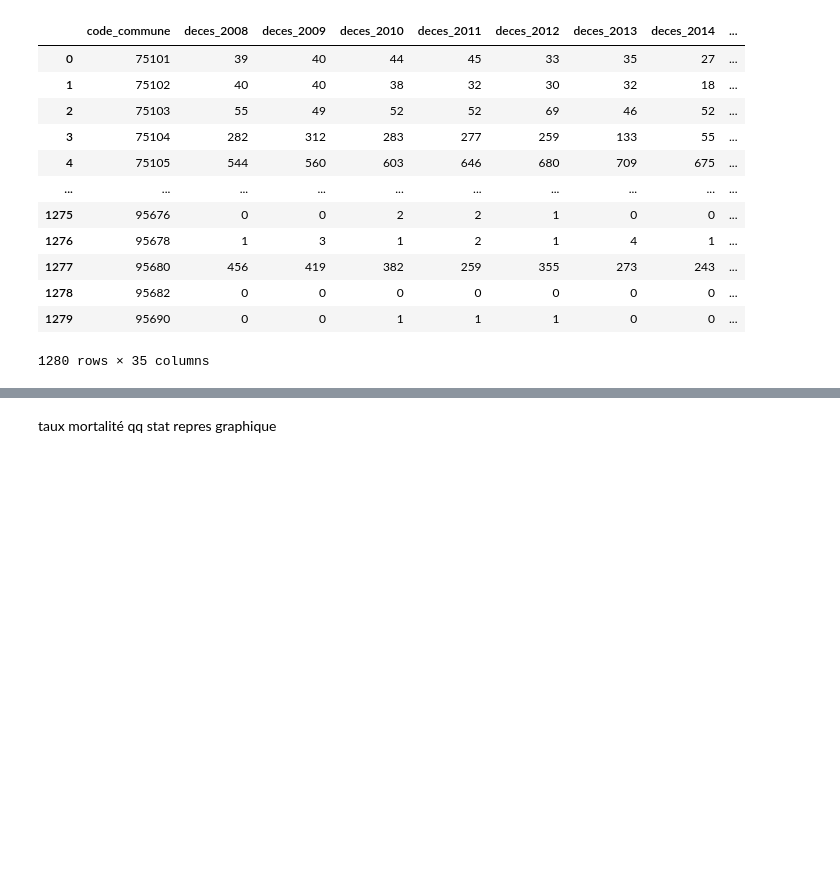
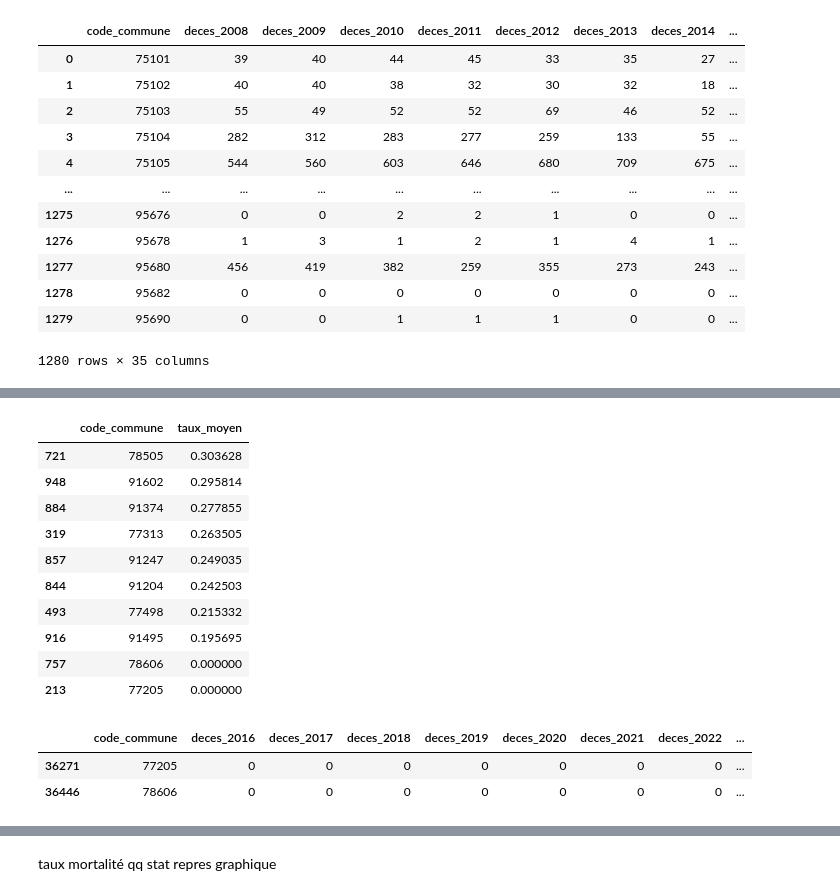
Before and after one commit to TomasAMG7/Python_S1_Challut_Garcia_Mossel, a Jupyter notebook: DATA/data_mortalité.ipynb, the cells around one changed output, grey strips where cells are left out. Saved outputs shown, nothing was run; the diff lists cells and outputs as text; code cells hidden in the pictures; blank space fills up the shorter version.

```diff
--- a/DATA/data_mortalité.ipynb
+++ b/DATA/data_mortalité.ipynb
@@ -578,0 +604,5 @@ Création du taux de mortalité
+# %%
+cols_d = [f"deces_{a}" for a in annees]
+cols_p = [f"pop_{a}" for a in annees]
+
+taux["taux_moyen"] = base[cols_d].sum(axis=1) / base[cols_p].sum(axis=1) * 1000
@@ -578,0 +629,21 @@ Création du taux de mortalité
+# %%
+taux.sort_values("taux_moyen", ascending=False).tail(10)[["code_commune", "taux_moyen"]]
+# %% [output]
+|  | code_commune | taux_moyen |
+| 721 | 78505 | 0.303628 |
+| 948 | 91602 | 0.295814 |
+| 884 | 91374 | 0.277855 |
+| 319 | 77313 | 0.263505 |
+| 857 | 91247 | 0.249035 |
+| 844 | 91204 | 0.242503 |
+| 493 | 77498 | 0.215332 |
+| 916 | 91495 | 0.195695 |
+| 757 | 78606 | 0.000000 |
+| 213 | 77205 | 0.000000 |
+# %%
+obs3 = deces_idf[(deces_idf["code_commune"] == '77205') | (deces_idf["code_commune"] == '78606')]
+obs3[["code_commune", "deces_2016", "deces_2017", 'deces_2018', 'deces_2019', 'deces_2020', 'deces_2021', 'deces_2022', "deces_2023", "deces_2024", "deces_2025"]]
+# %% [output]
+|  | code_commune | deces_2016 | deces_2017 | deces_2018 | deces_2019 | deces_2020 | deces_2021 | deces_2022 | ... |
+| 36271 | 77205 | 0 | 0 | 0 | 0 | 0 | 0 | 0 | ... |
+| 36446 | 78606 | 0 | 0 | 0 | 0 | 0 | 0 | 0 | ... |
```
Also changed, not shown: parts of 20 cells of this notebook.
